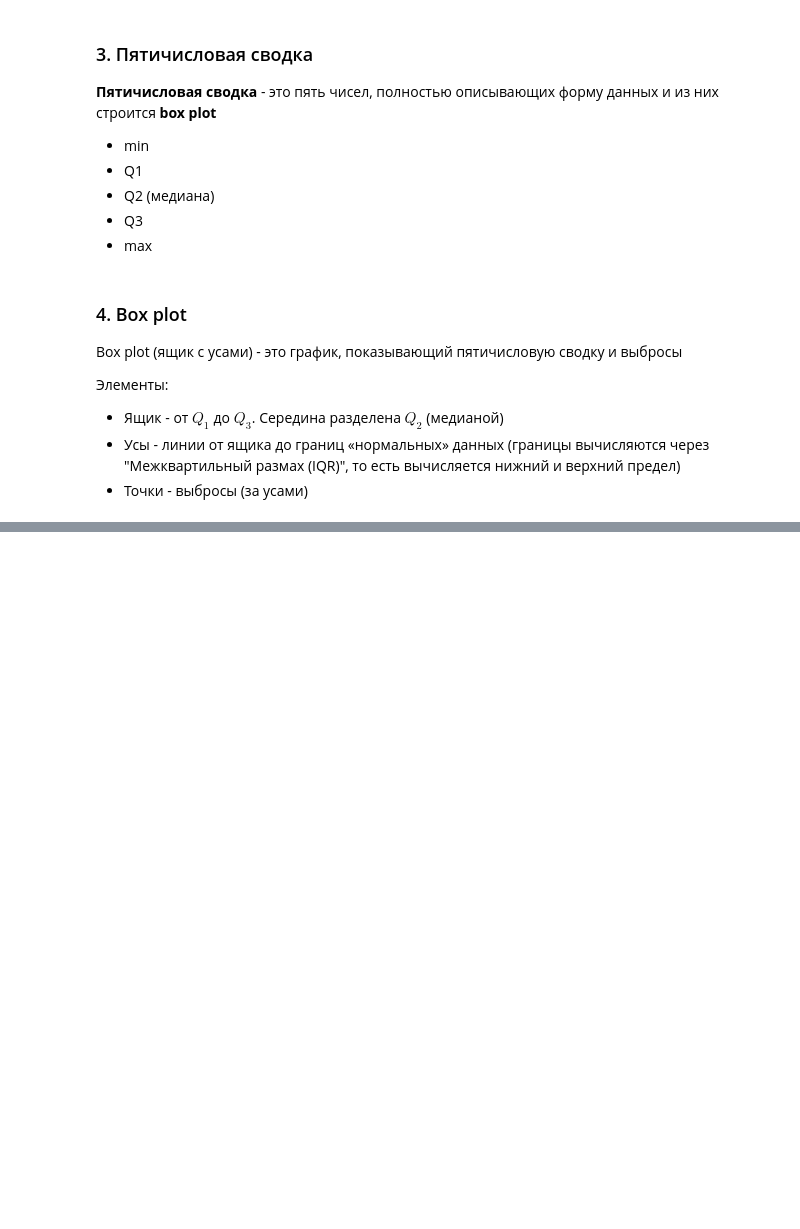
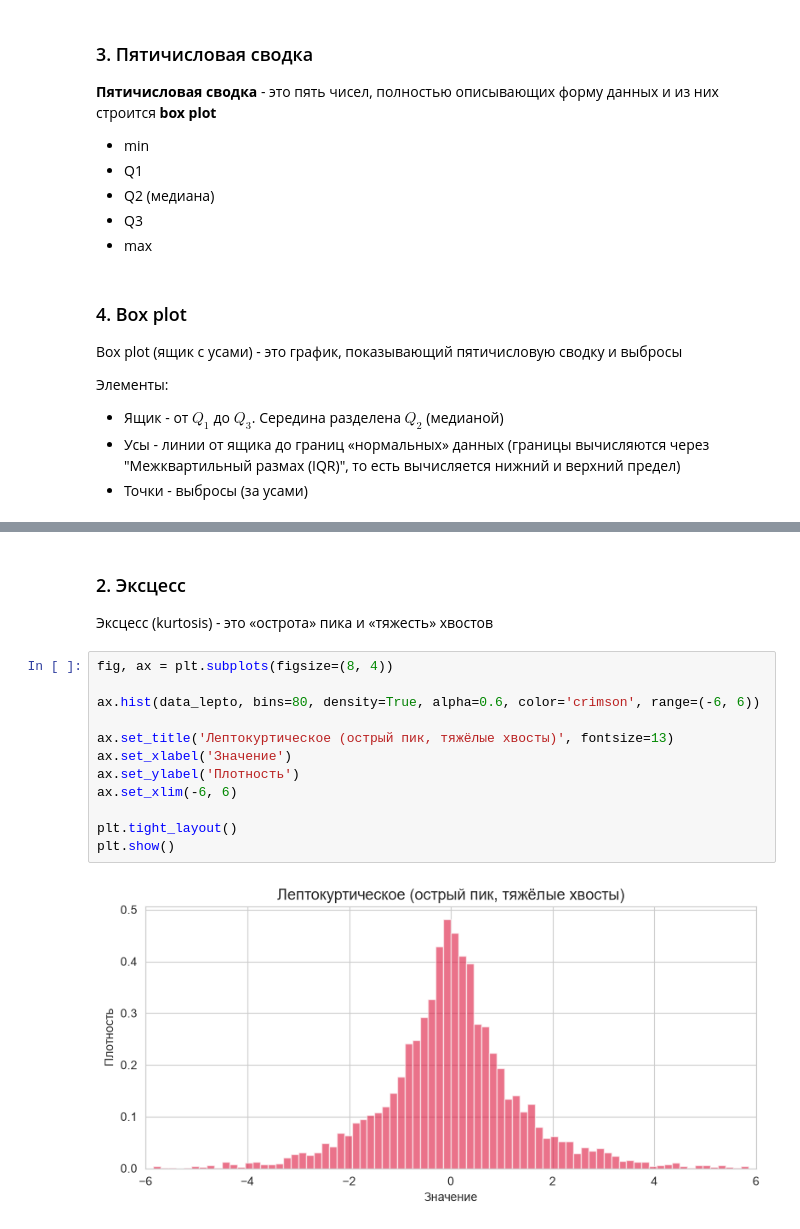
Before and after one commit to cepr5/Machine_learning, a Jupyter notebook: Math/Descriptive_statistics/main.ipynb, the cells around one changed output, grey strips where cells are left out. Saved outputs shown, nothing was run; the diff lists cells and outputs as text; blank space fills up the shorter version.

```diff
--- a/Math/Descriptive_statistics/main.ipynb
+++ b/Math/Descriptive_statistics/main.ipynb
@@ -151,0 +276,18 @@ Box plot (ящик с усами) - это график, показывающи
+# %% [markdown]
+### 2. Эксцесс
+
+Эксцесс (kurtosis) - это «острота» пика и «тяжесть» хвостов
+# %%
+fig, ax = plt.subplots(figsize=(8, 4))
+
+ax.hist(data_lepto, bins=80, density=True, alpha=0.6, color='crimson', range=(-6, 6))
+
+ax.set_title('Лептокуртическое (острый пик, тяжёлые хвосты)', fontsize=13)
+ax.set_xlabel('Значение')
+ax.set_ylabel('Плотность')
+ax.set_xlim(-6, 6)
+
+plt.tight_layout()
+plt.show()
+# %% [output]
+[figure, added]
```
Also changed, not shown: parts of 57 cells of this notebook.
